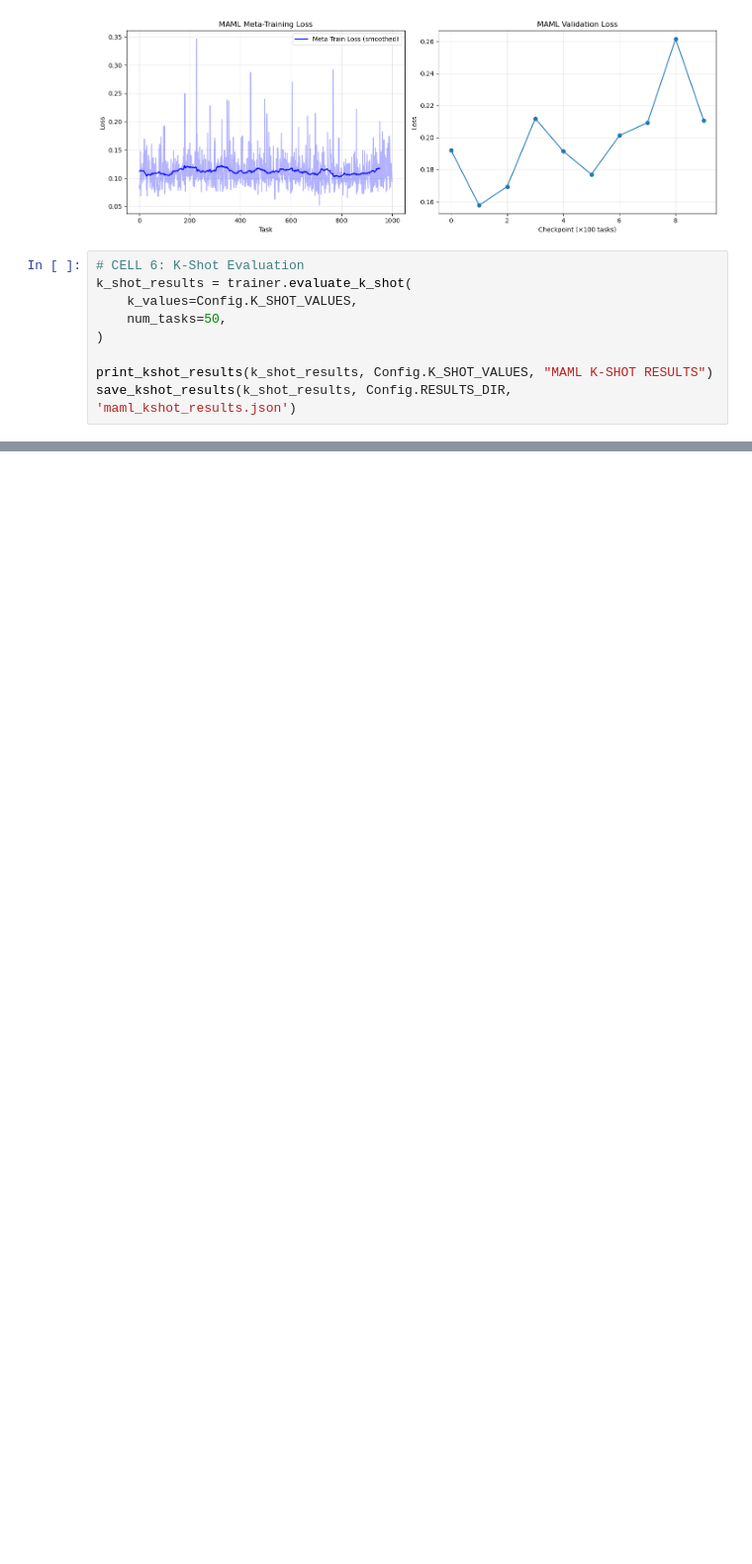
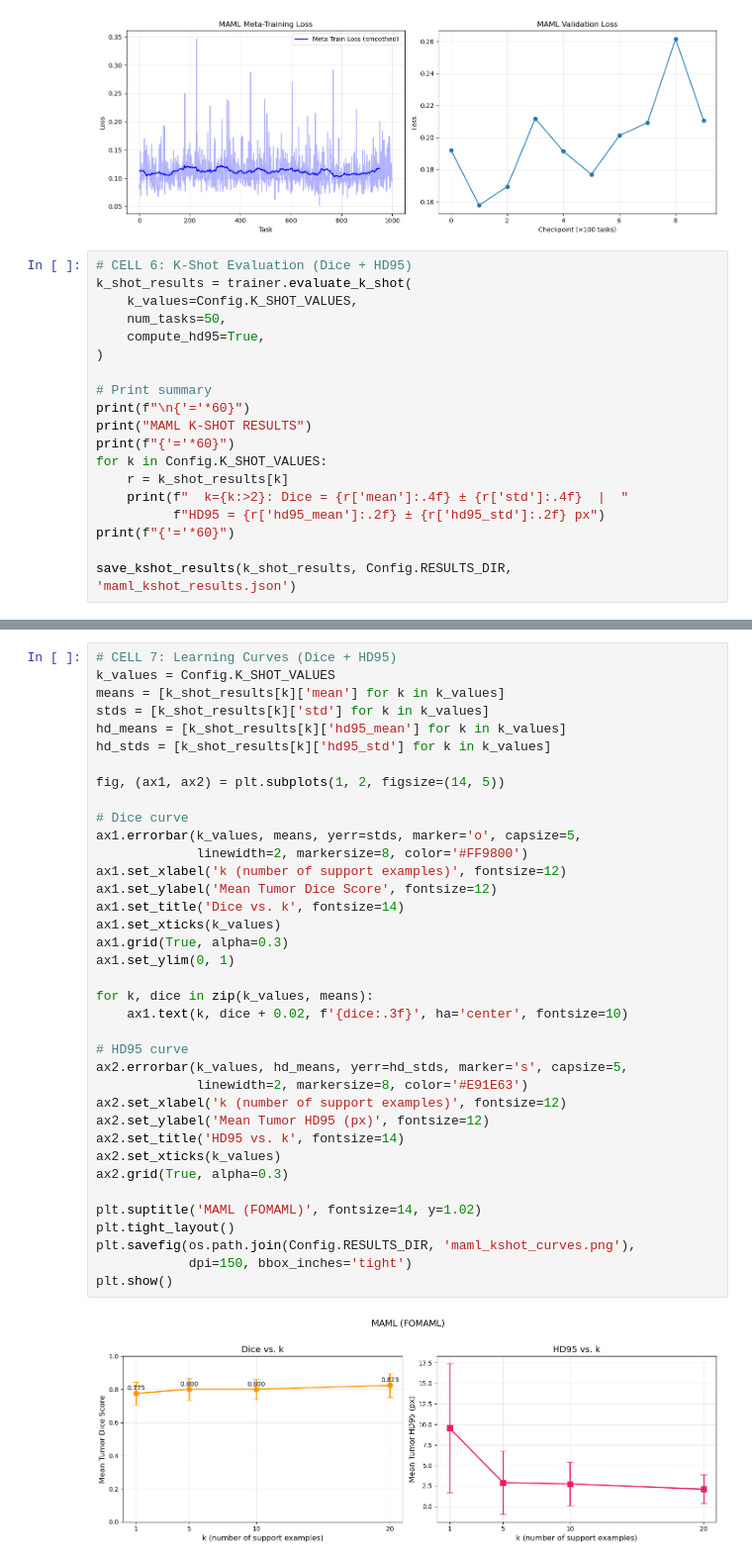
Before and after one commit to sherwinvahidi/UNet-FewShot, a Jupyter notebook: notebooks/4_maml_training.ipynb, the cells around one changed output, grey strips where cells are left out. Shown at 99% size. Cells and saved outputs as stored; diff of their text form; blank space fills up the shorter version.

```diff
--- a/notebooks/4_maml_training.ipynb
+++ b/notebooks/4_maml_training.ipynb
@@ -120,13 +120,23 @@ plt.show()
 # %% [output]
 [figure]
 # %%
-# CELL 6: K-Shot Evaluation
+# CELL 6: K-Shot Evaluation (Dice + HD95)
 k_shot_results = trainer.evaluate_k_shot(
     k_values=Config.K_SHOT_VALUES,
     num_tasks=50,
+    compute_hd95=True,
 )
 
-print_kshot_results(k_shot_results, Config.K_SHOT_VALUES, "MAML K-SHOT RESULTS")
+# Print summary
+print(f"\n{'='*60}")
+print("MAML K-SHOT RESULTS")
+print(f"{'='*60}")
+for k in Config.K_SHOT_VALUES:
+    r = k_shot_results[k]
+    print(f"  k={k:>2}: Dice = {r['mean']:.4f} ± {r['std']:.4f}  |  "
+          f"HD95 = {r['hd95_mean']:.2f} ± {r['hd95_std']:.2f} px")
+print(f"{'='*60}")
+
 save_kshot_results(k_shot_results, Config.RESULTS_DIR, 'maml_kshot_results.json')
 # %% [output]
 Evaluating MAML at k=1...
@@ -148 +158,40 @@ Evaluating MAML at k=1...
 ✓ Saved to: /Users/yuzheli/Desktop/Grad School/CS7150/Final Project/UNet-FewShot/results/maml_kshot_results.json
+# %%
+# CELL 7: Learning Curves (Dice + HD95)
+k_values = Config.K_SHOT_VALUES
+means = [k_shot_results[k]['mean'] for k in k_values]
+stds = [k_shot_results[k]['std'] for k in k_values]
+hd_means = [k_shot_results[k]['hd95_mean'] for k in k_values]
+hd_stds = [k_shot_results[k]['hd95_std'] for k in k_values]
+
+fig, (ax1, ax2) = plt.subplots(1, 2, figsize=(14, 5))
+
+# Dice curve
+ax1.errorbar(k_values, means, yerr=stds, marker='o', capsize=5,
+             linewidth=2, markersize=8, color='#FF9800')
+ax1.set_xlabel('k (number of support examples)', fontsize=12)
+ax1.set_ylabel('Mean Tumor Dice Score', fontsize=12)
+ax1.set_title('Dice vs. k', fontsize=14)
+ax1.set_xticks(k_values)
+ax1.grid(True, alpha=0.3)
+ax1.set_ylim(0, 1)
+
+for k, dice in zip(k_values, means):
+    ax1.text(k, dice + 0.02, f'{dice:.3f}', ha='center', fontsize=10)
+
+# HD95 curve
+ax2.errorbar(k_values, hd_means, yerr=hd_stds, marker='s', capsize=5,
+             linewidth=2, markersize=8, color='#E91E63')
+ax2.set_xlabel('k (number of support examples)', fontsize=12)
+ax2.set_ylabel('Mean Tumor HD95 (px)', fontsize=12)
+ax2.set_title('HD95 vs. k', fontsize=14)
+ax2.set_xticks(k_values)
+ax2.grid(True, alpha=0.3)
+
+plt.suptitle('MAML (FOMAML)', fontsize=14, y=1.02)
+plt.tight_layout()
+plt.savefig(os.path.join(Config.RESULTS_DIR, 'maml_kshot_curves.png'),
+            dpi=150, bbox_inches='tight')
+plt.show()
+# %% [output]
+[figure, added]
```
Also changed, not shown: parts of 1 cell of this notebook, 24 other files.
